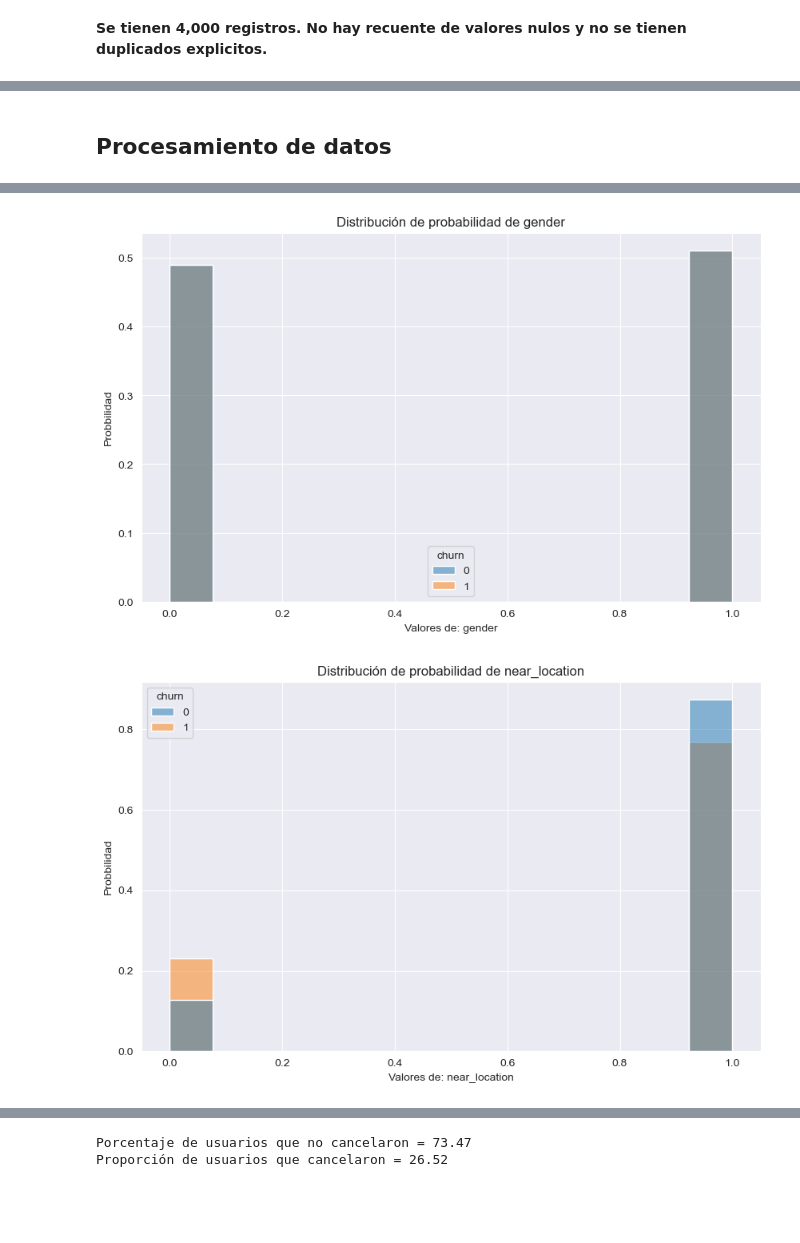
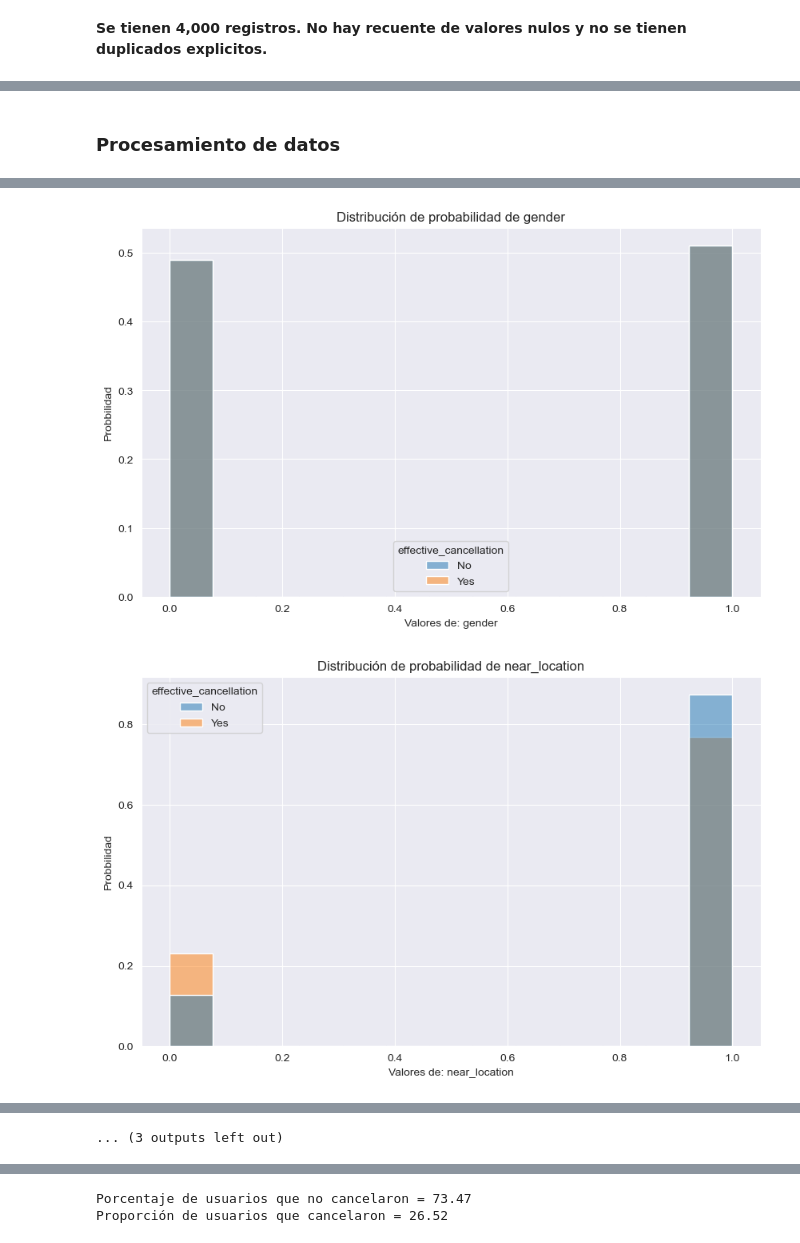
Before and after one commit to Alop89/Gym_churn_prediction, a Jupyter notebook: Gym_churn_prediction.ipynb, the cells around one changed output, grey strips where cells are left out. Cells and saved outputs as stored; diff of their text form; code cells hidden in the pictures; blank space fills up the shorter version.

```diff
--- a/Gym_churn_prediction.ipynb
+++ b/Gym_churn_prediction.ipynb
@@ -95,6 +102,6 @@ Name: near_location, dtype: int64
 Name: churn, dtype: int64
 # %% [markdown]
-## Procesamiento de datos
+### Procesamiento de datos
 # %%
 # Descripción de los datos excluyendo columnas con datos binarios
 df[['contract_period','age','avg_additional_charges_total','month_to_end_contract','lifetime','avg_class_frequency_total','avg_class_frequency_current_month']].describe()
@@ -109,17 +116,21 @@ df[['contract_period','age','avg_additional_charges_total','month_to_end_contrac
 | 75% | 6.000000 | 31.000000 | 210.949625 | 6.000000 | 5.000000 | 2.536078 | ... |
 | max | 12.000000 | 41.000000 | 552.590740 | 12.000000 | 31.000000 | 6.023668 | ... |
 # %%
+# Creación de la columna 'effective_cancellation'
+# Se usa la función map
+df['effective_cancellation'] = df['churn'].map({0:'No', 1:'Yes'})
+
 #Gráficos de histograma para cada columna
 data_cols = df.columns
 
 for col in data_cols:
     sns.set_style(style='darkgrid')
     plt.figure(figsize = (10,6))
-    sns.histplot(data = df, x = col, ax=plt.gca(), hue='churn',  stat='probability', common_norm=False)
+    sns.histplot(data = df, x = col, ax=plt.gca(), hue='effective_cancellation',  stat='probability', common_norm=False, legend= True)
     plt.title(f'Distribución de probabilidad de {col}')
     plt.xlabel(f'Valores de: {col}')
     plt.ylabel('Probbilidad')
     plt.show()
 # %% [output]
-[figure, old version]
+[figure, new version]
-[figure, old version]
+[figure, new version]
@@ -137,0 +147 @@ for col in data_cols:
+... (3 outputs left out)
```
Also changed, not shown: parts of 17 cells of this notebook.
